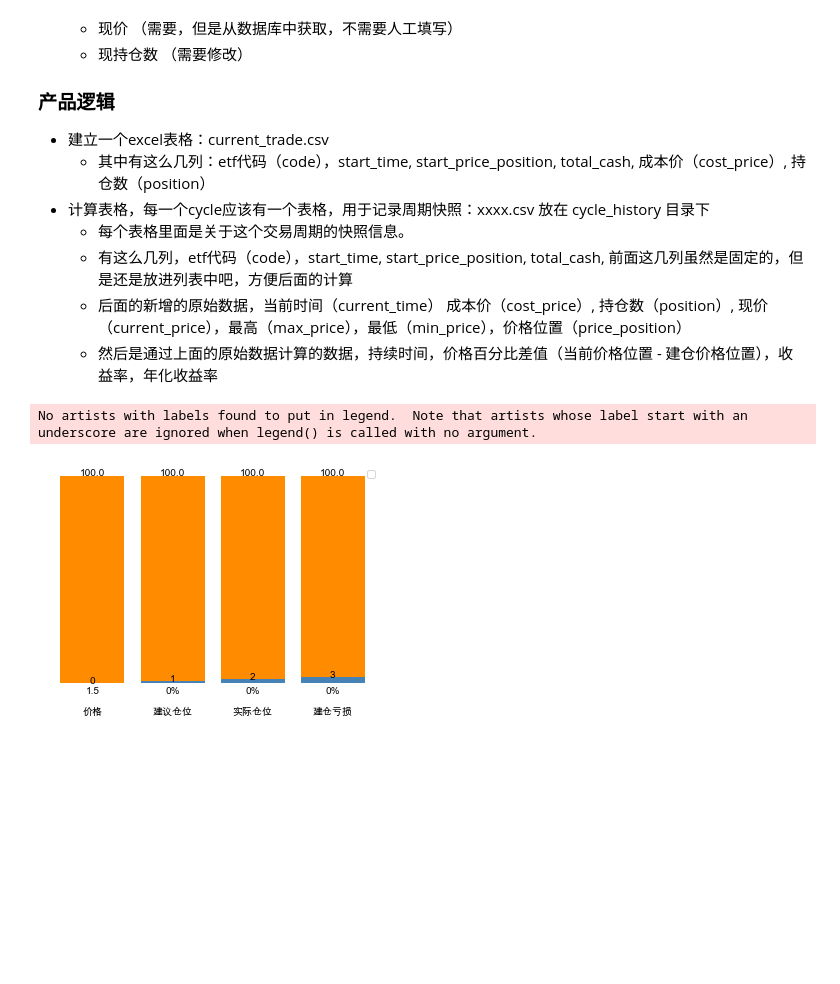
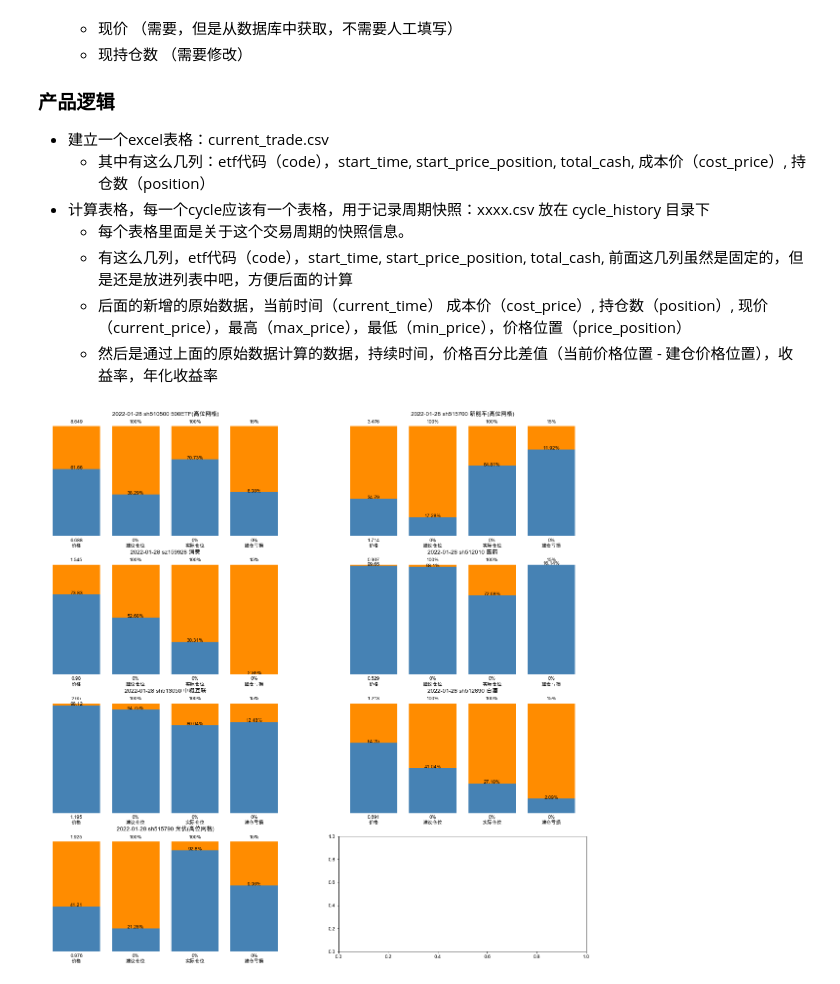
Before and after one commit to codemilestones/etf-quant, a Jupyter notebook: trade_cycle/etf_pos.ipynb, the cells around one changed output. Saved outputs shown, nothing was run; the diff lists cells and outputs as text; code cells hidden in the pictures; blank space fills up the shorter version.

Commit message:
feat: add multiple plot

```diff
--- a/trade_cycle/etf_pos.ipynb
+++ b/trade_cycle/etf_pos.ipynb
@@ -53,41 +53,22 @@
    - 有这么几列，etf代码（code），start_time, start_price_position, total_cash, 前面这几列虽然是固定的，但是还是放进列表中吧，方便后面的计算
    - 后面的新增的原始数据，当前时间（current_time） 成本价（cost_price）, 持仓数（position）, 现价（current_price），最高（max_price），最低（min_price），价格位置（price_position）
    - 然后是通过上面的原始数据计算的数据，持续时间，价格百分比差值（当前价格位置 - 建仓价格位置），收益率，年化收益率
-# %%
-import numpy as np
-import matplotlib.pyplot as plt
-from pylab import mpl
-
-plt.rcParams['font.sans-serif'] = ['Arial Unicode MS']
-plt.rcParams['axes.unicode_minus'] = False
-
-size = 4
-x = np.arange(size)
-a = np.arange(size)
-b = np.linspace(100,100,size) #
-
-
-plt.bar(x, b, fc='darkorange')
-plt.bar(x, a, fc='steelblue')
-
-for xx, yy in zip(x,a):
-    plt.text(xx, yy-0.1, str(yy), ha='center')
-
-for xx, yy in zip(x,b):
-    plt.text(xx, yy+0.1, str(yy), ha='center')
-
-bottom = [1.5, '0%', '0%', '0%']
-for xx, yy in zip(x,b):
-    plt.text(xx, -5, str(bottom[xx]), ha='center')
-
-label = ['价格', '建议仓位', '实际仓位', '建仓亏损']
-for xx, yy in zip(x,b):
-    plt.text(xx, -15, label[xx], ha='center')
-
-plt.legend()
-plt.axis('off')
-
-plt.show()
-# %% [output]
-No artists with labels found to put in legend.  Note that artists whose label start with an underscore are ignored when legend() is called with no argument.
-[figure, removed]
+# %%
+import numpy as np
+import matplotlib.pyplot as plt
+from pylab import mpl
+import plot_etf_info as plot_etf
+import pandas as pd
+import math
+from __future__ import division #fruture前后是两个下划线：__future__
+
+user_df = pd.read_csv('../trade_cycle/current_trade.csv')
+length = len(user_df)
+rows = math.ceil(length / 2)
+fig, axes = plt.subplots(nrows=rows, ncols=2, figsize=(20,5*rows))
+for index, row in user_df.iterrows():
+    code = row[1]
+    plot_etf.plot_etf_info(code, axe=axes[index // 2][index % 2])
+plt.show()
+# %% [output]
+[figure, added]
```
Also changed, not shown: 3 other files.
